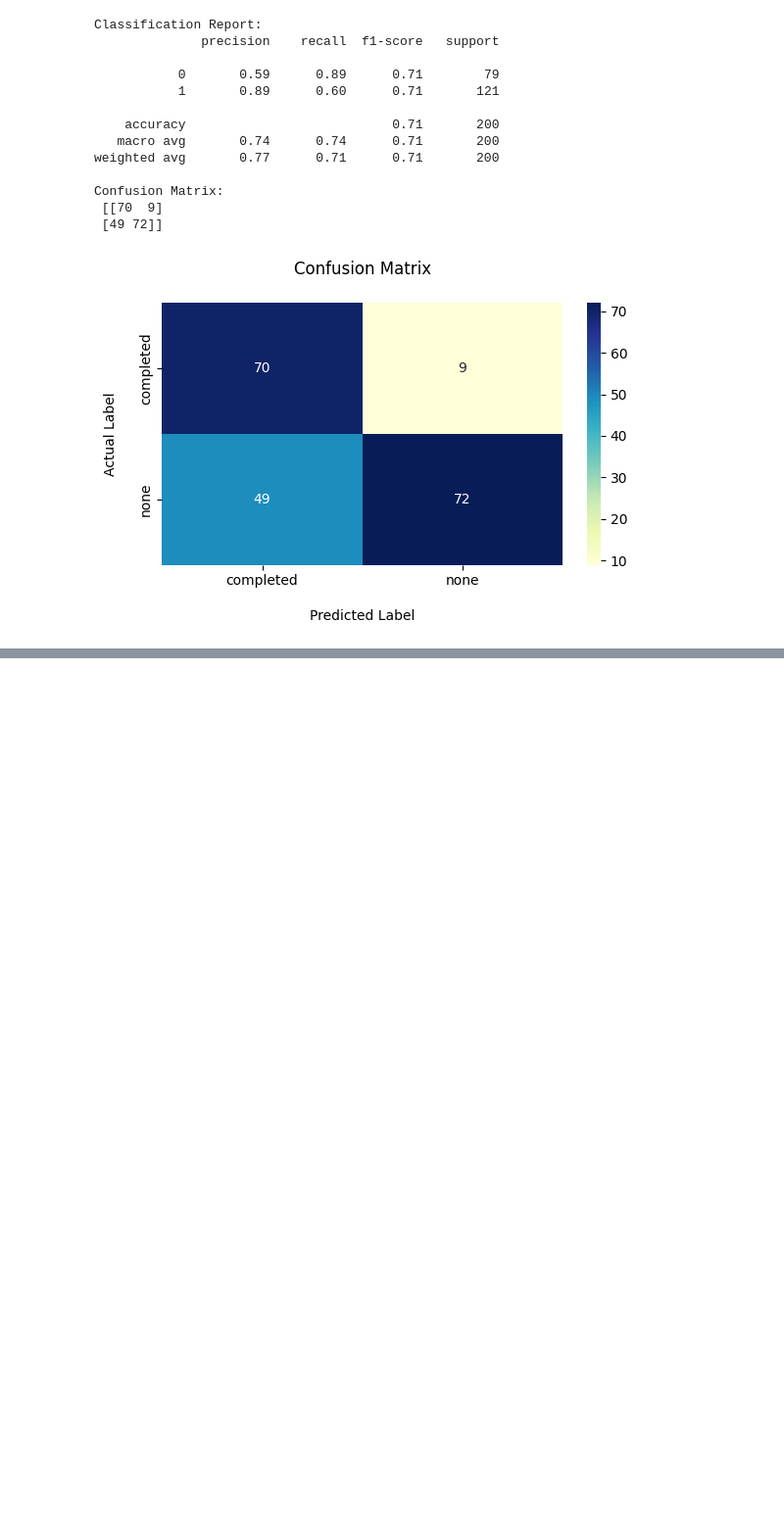
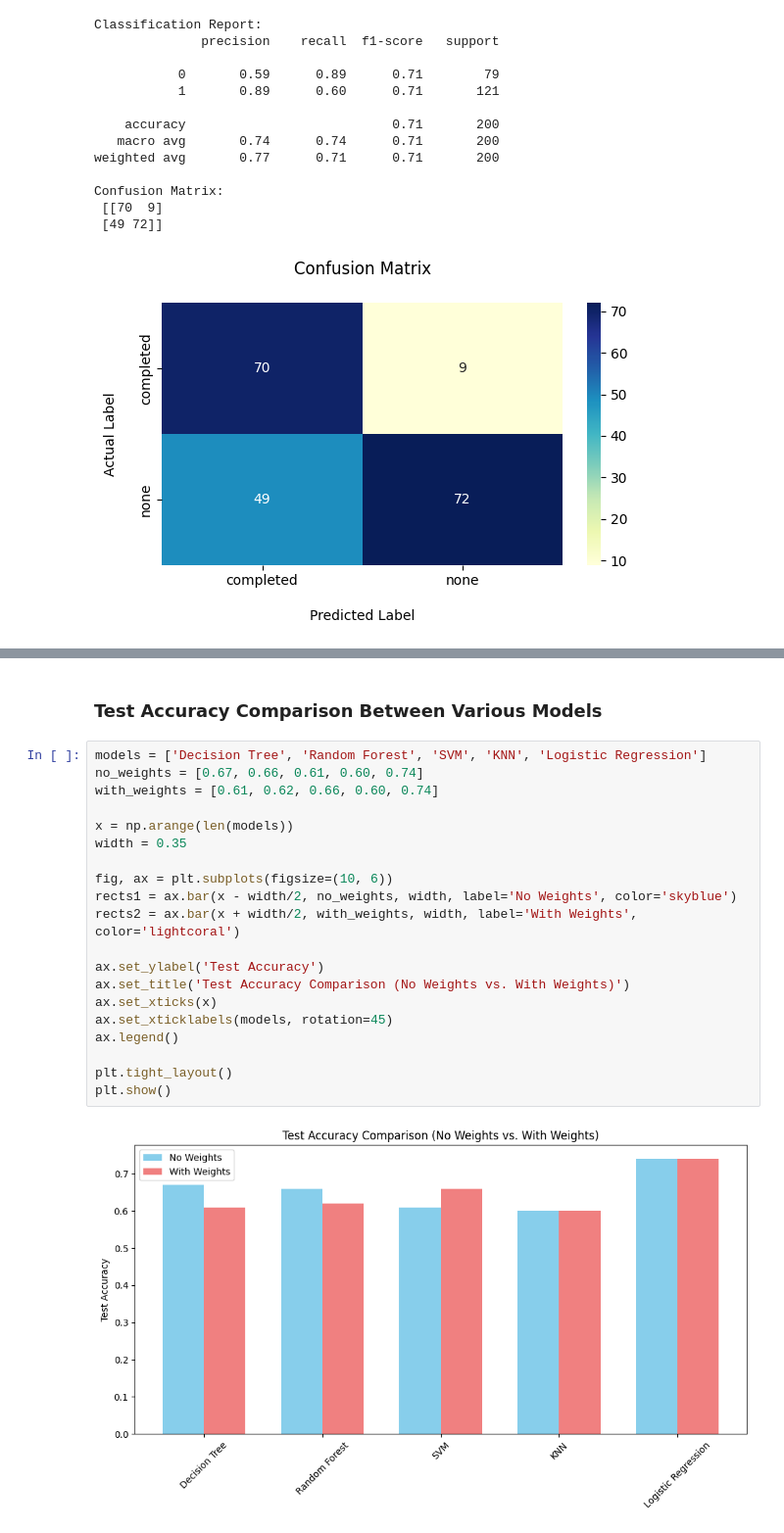
Before and after one commit to SakibMizan/MLProjectStudentPerformance, a Jupyter notebook: SakibMizanProject.ipynb, the cells around one changed output, grey strips where cells are left out. Shown at 98% size. Drawn from its saved outputs; the diff is of its cells as text; blank space fills up the shorter version.

Commit message:
Comparing Different Models

```diff
--- a/SakibMizanProject.ipynb
+++ b/SakibMizanProject.ipynb
@@ -726,0 +810,24 @@ weighted avg       0.74      0.72      0.73       200
+# %% [markdown]
+### Test Accuracy Comparison Between Various Models
+# %%
+models = ['Decision Tree', 'Random Forest', 'SVM', 'KNN', 'Logistic Regression']
+no_weights = [0.67, 0.66, 0.61, 0.60, 0.74]
+with_weights = [0.61, 0.62, 0.66, 0.60, 0.74]
+
+x = np.arange(len(models))
+width = 0.35
+
+fig, ax = plt.subplots(figsize=(10, 6))
+rects1 = ax.bar(x - width/2, no_weights, width, label='No Weights', color='skyblue')
+rects2 = ax.bar(x + width/2, with_weights, width, label='With Weights', color='lightcoral')
+
+ax.set_ylabel('Test Accuracy')
+ax.set_title('Test Accuracy Comparison (No Weights vs. With Weights)')
+ax.set_xticks(x)
+ax.set_xticklabels(models, rotation=45)
+ax.legend()
+
+plt.tight_layout()
+plt.show()
+# %% [output]
+[figure, added]
```
Also changed, not shown: parts of 19 cells of this notebook, 1 other file.
